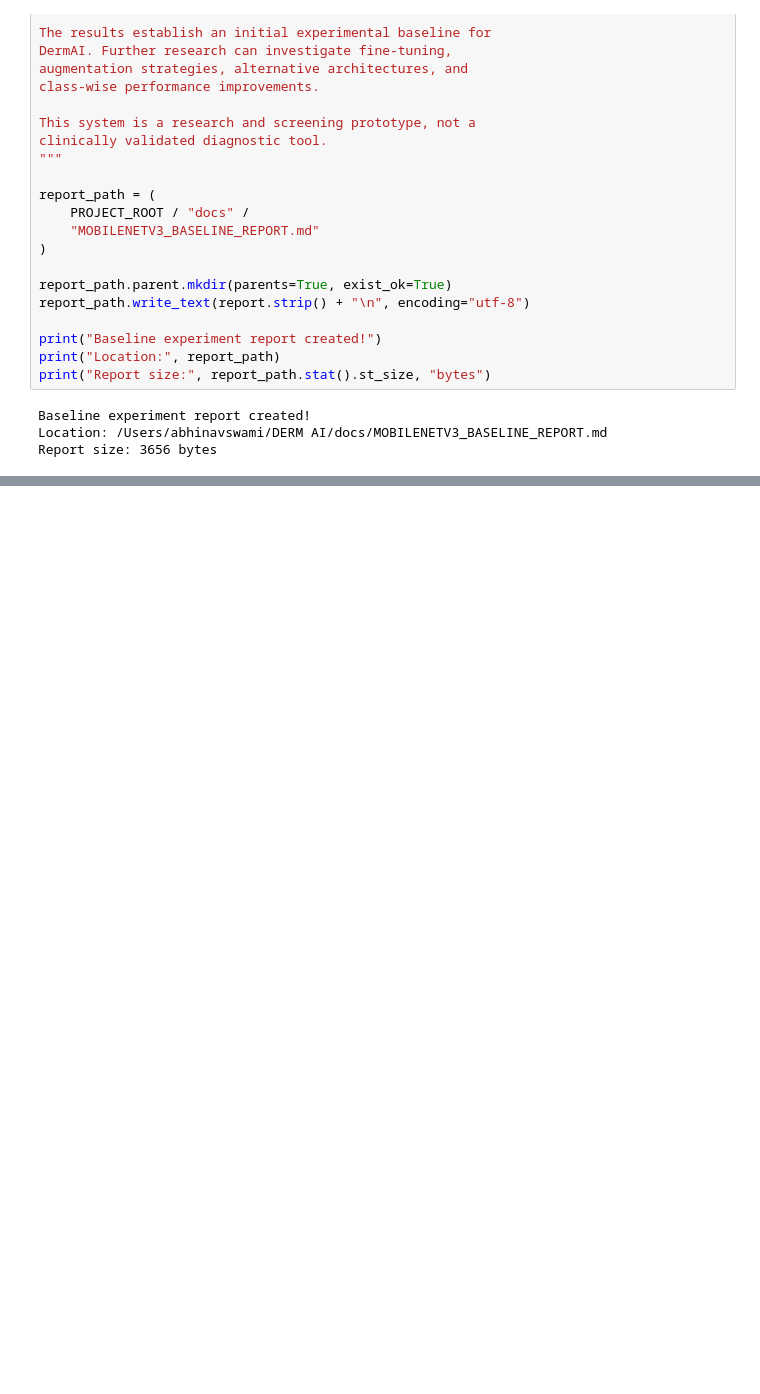
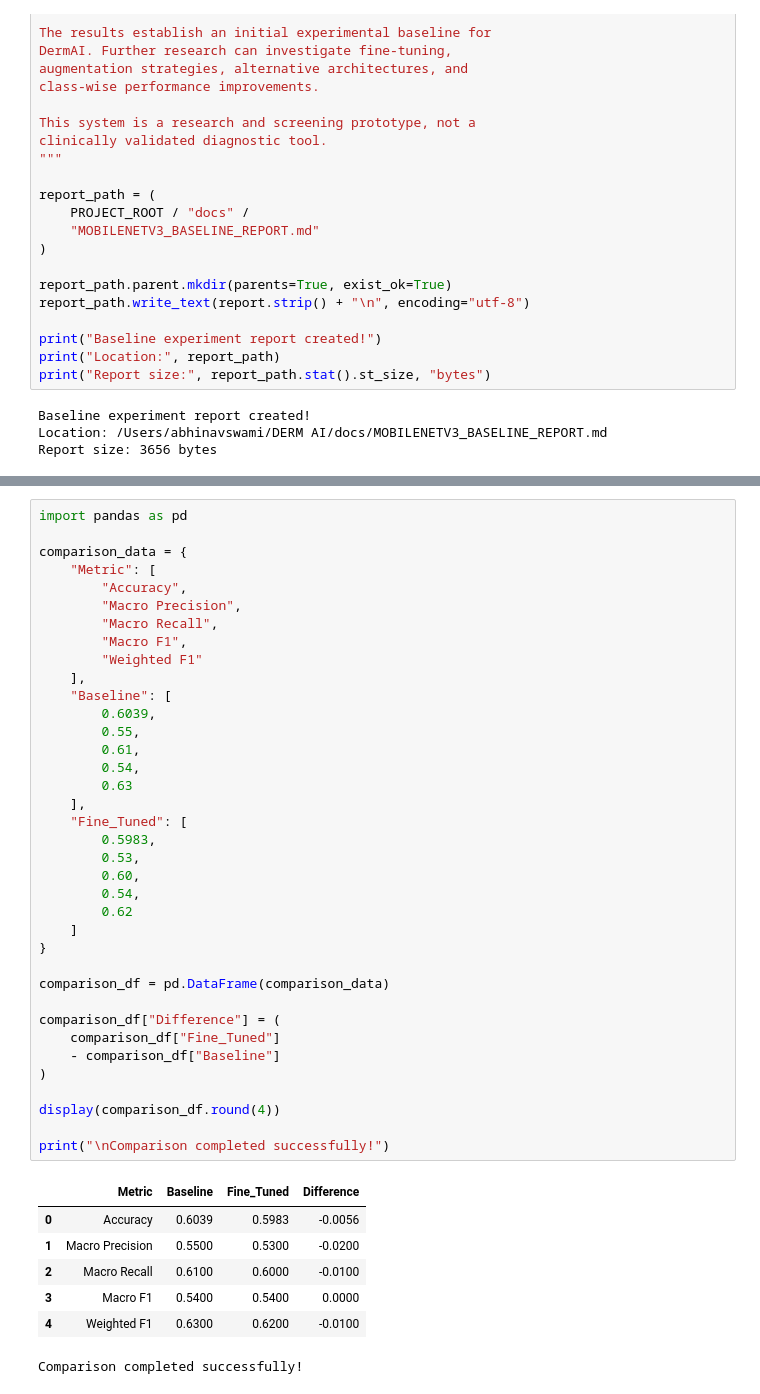
Before and after one commit to AbhinavSwami1/DermAI, a Jupyter notebook: ml/notebooks/01_dataset_audit.ipynb, the cells around one changed output, grey strips where cells are left out. Drawn from its saved outputs; the diff is of its cells as text; blank space fills up the shorter version.

```diff
--- a/ml/notebooks/01_dataset_audit.ipynb
+++ b/ml/notebooks/01_dataset_audit.ipynb
@@ -3821,0 +4639,45 @@ Report size: 3656 bytes
+# %%
+import pandas as pd
+
+comparison_data = {
+    "Metric": [
+        "Accuracy",
+        "Macro Precision",
+        "Macro Recall",
+        "Macro F1",
+        "Weighted F1"
+    ],
+    "Baseline": [
+        0.6039,
+        0.55,
+        0.61,
+        0.54,
+        0.63
+    ],
+    "Fine_Tuned": [
+        0.5983,
+        0.53,
+        0.60,
+        0.54,
+        0.62
+    ]
+}
+
+comparison_df = pd.DataFrame(comparison_data)
+
+comparison_df["Difference"] = (
+    comparison_df["Fine_Tuned"]
+    - comparison_df["Baseline"]
+)
+
+display(comparison_df.round(4))
+
+print("\nComparison completed successfully!")
+# %% [output]
+|  | Metric | Baseline | Fine_Tuned | Difference |
+| 0 | Accuracy | 0.6039 | 0.5983 | -0.0056 |
+| 1 | Macro Precision | 0.5500 | 0.5300 | -0.0200 |
+| 2 | Macro Recall | 0.6100 | 0.6000 | -0.0100 |
+| 3 | Macro F1 | 0.5400 | 0.5400 | 0.0000 |
+| 4 | Weighted F1 | 0.6300 | 0.6200 | -0.0100 |
+Comparison completed successfully!
```
Also changed, not shown: parts of 30 cells of this notebook, 2 other files.
